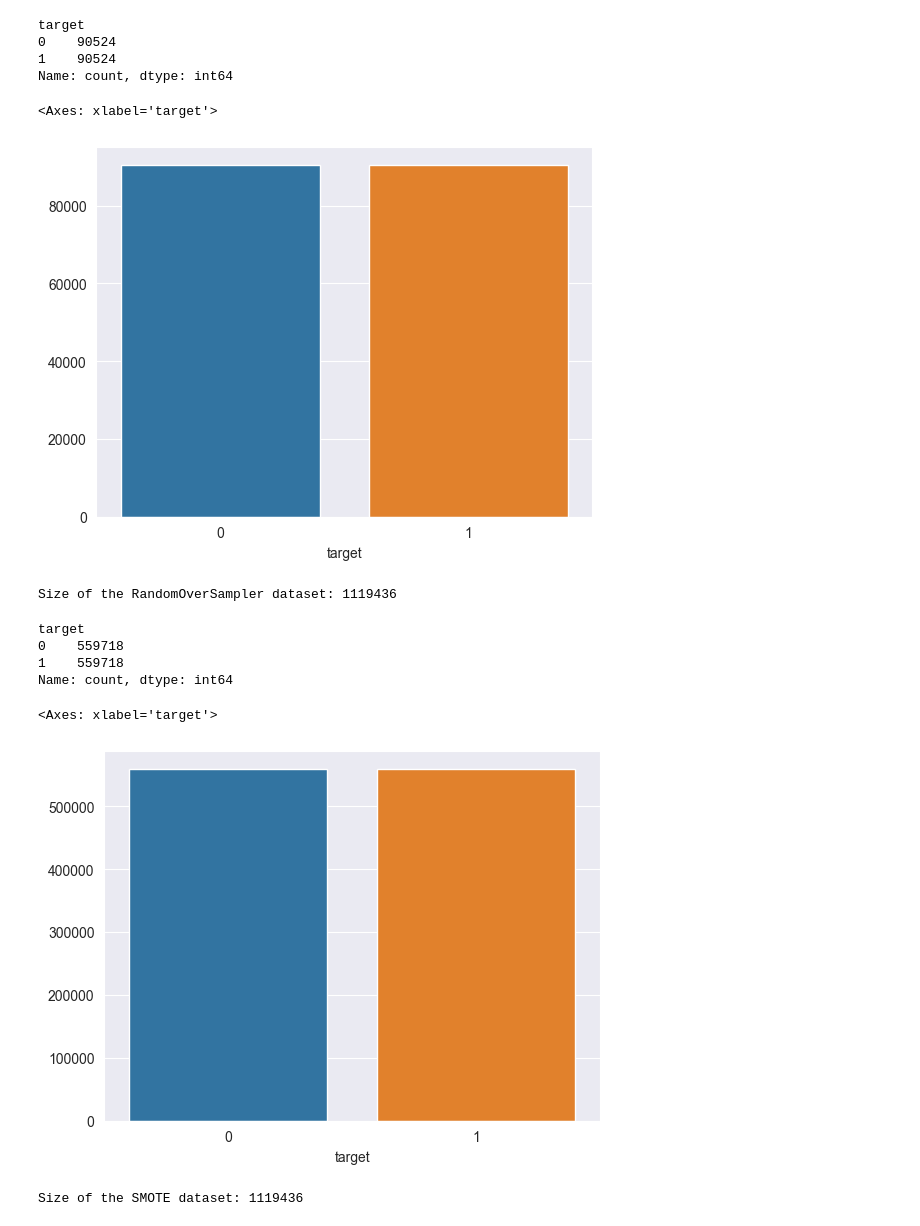
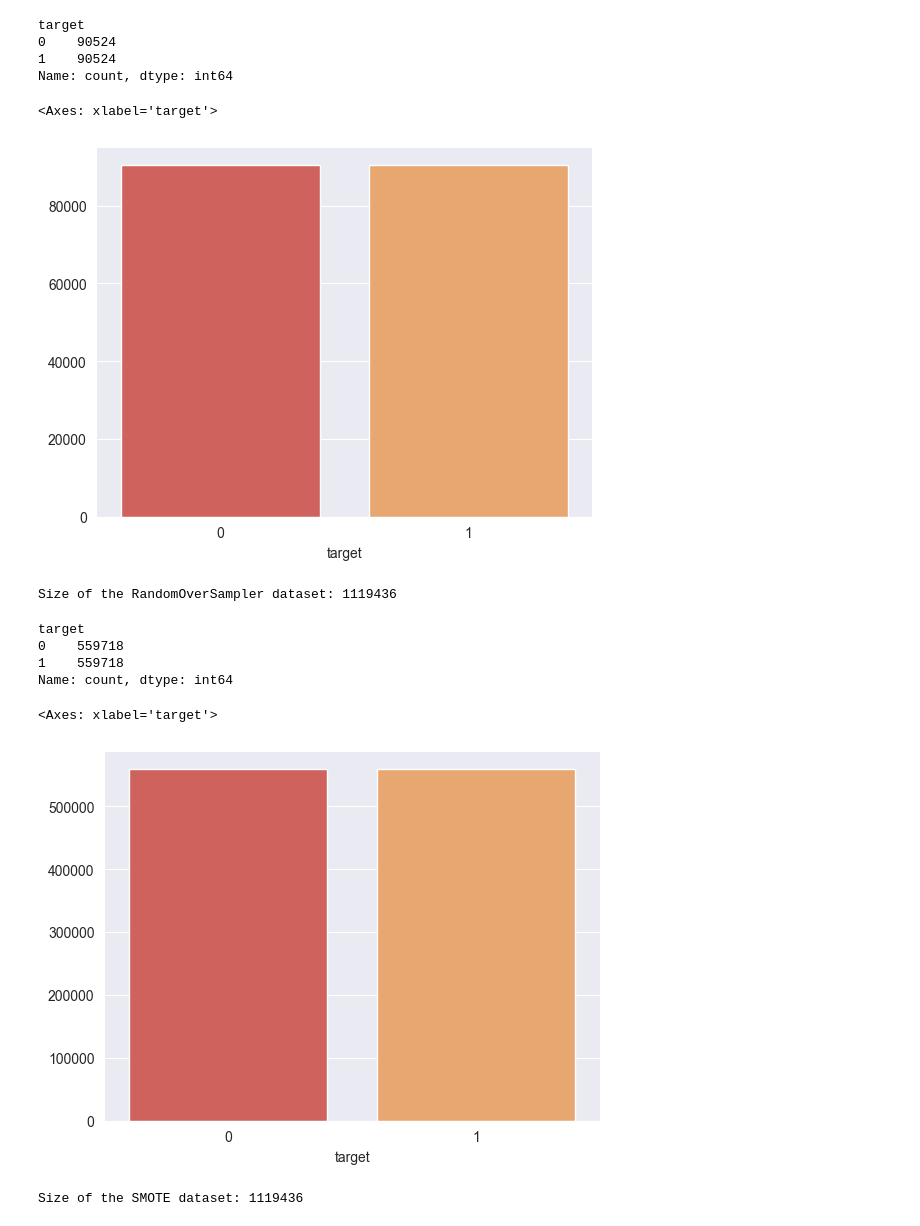
Before and after one commit to Hongwei-Z/SC-MLIDS, a Jupyter notebook: Data_Preprocessing.ipynb, the cells around one changed output. Drawn from its saved outputs; the diff is of its cells as text; code cells hidden in the pictures.

```diff
--- a/Data_Preprocessing.ipynb
+++ b/Data_Preprocessing.ipynb
@@ -93,6 +95,7 @@ label
 1     90524
 Name: count, dtype: int64
 # %%
-sb.barplot(y=dataset['label'].value_counts().values, x=dataset['label'].value_counts().index)
+palette = sb.color_palette('Spectral')
+sb.barplot(y=dataset['label'].value_counts().values, x=dataset['label'].value_counts().index, palette=palette)
 # %% [output]
 <Axes: xlabel='label'>
@@ -173,10 +176,10 @@ target
 1    90524
 Name: count, dtype: int64
 # %%
-sb.barplot(y=ru_dataset['target'].value_counts().values, x=ru_dataset['target'].value_counts().index)
+sb.barplot(y=ru_dataset['target'].value_counts().values, x=ru_dataset['target'].value_counts().index, palette=palette)
 # %% [output]
 <Axes: xlabel='target'>
-[figure, old version]
+[figure, new version]
 # %%
 # Balance the dataset using RandomOverSampler
 ro = RandomOverSampler(random_state=0)
@@ -193,10 +196,10 @@ target
 1    559718
 Name: count, dtype: int64
 # %%
-sb.barplot(y=ro_dataset['target'].value_counts().values, x=ro_dataset['target'].value_counts().index)
+sb.barplot(y=ro_dataset['target'].value_counts().values, x=ro_dataset['target'].value_counts().index, palette=palette)
 # %% [output]
 <Axes: xlabel='target'>
-[figure, old version]
+[figure, new version]
 # %%
 # Balance the dataset using SMOTE
 sm = SMOTE(random_state=42)
```
Also changed, not shown: parts of 4 cells of this notebook, 3 other files.
